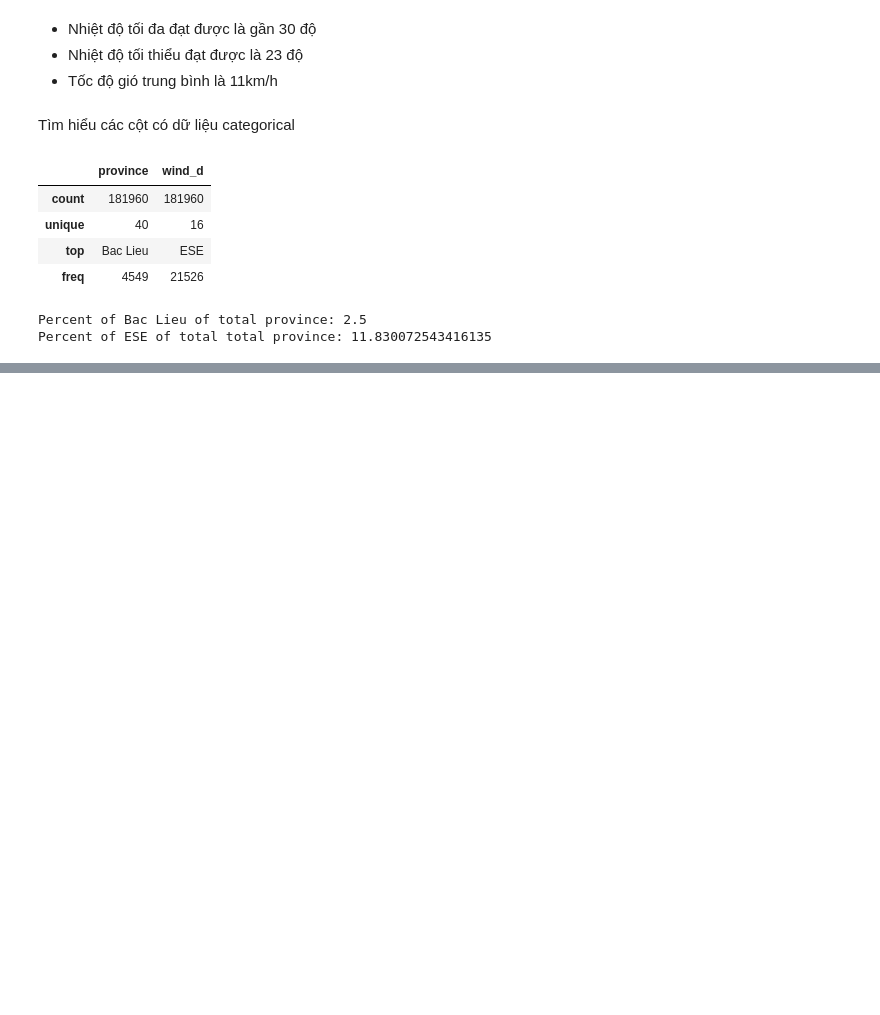
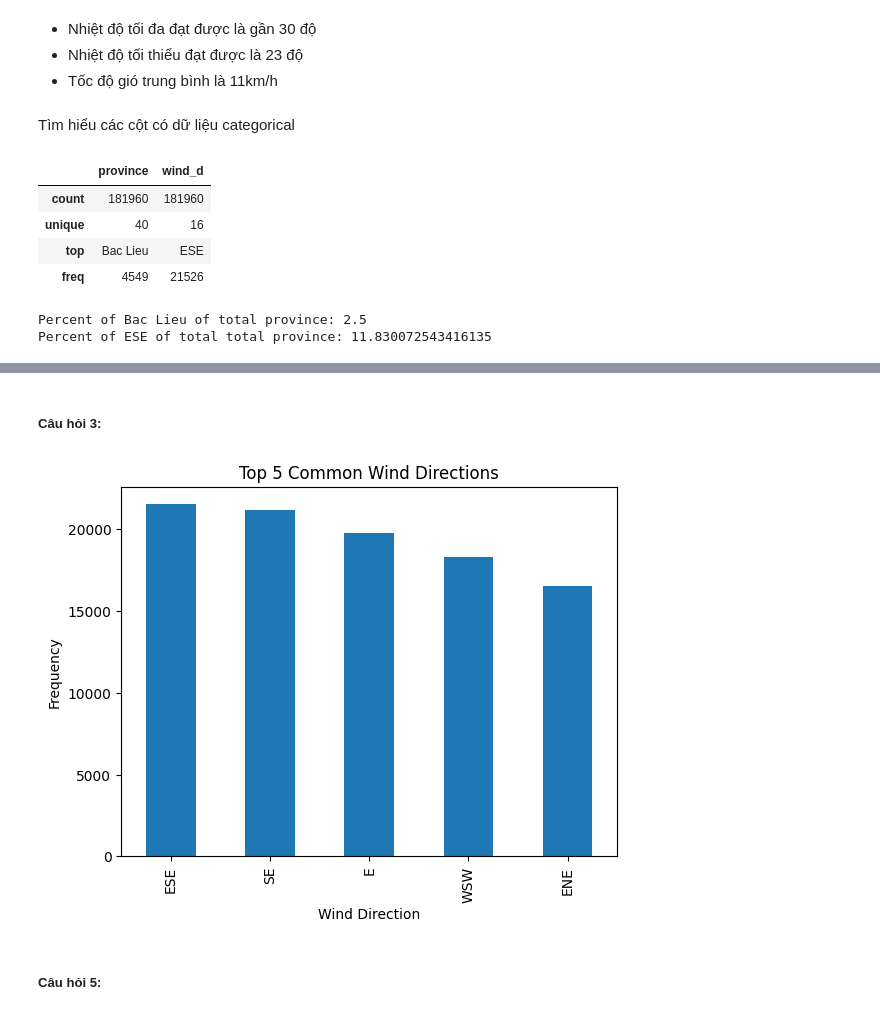
Before and after one commit to khangnl24112002/DataVisualization_Group02_FinalProject, a Jupyter notebook: main.ipynb, the cells around one changed output, grey strips where cells are left out. Drawn from its saved outputs; the diff is of its cells as text; code cells hidden in the pictures; blank space fills up the shorter version.

```diff
--- a/main.ipynb
+++ b/main.ipynb
@@ -206,0 +239,13 @@ Percent of ESE of total total province: 11.830072543416135
+# %% [markdown]
+##### Câu hỏi 3:
+# %%
+top_wind_d = df['wind_d'].value_counts().head(5)
+top_wind_d.plot(kind='bar')
+plt.title('Top 5 Common Wind Directions')
+plt.xlabel('Wind Direction')
+plt.ylabel('Frequency')
+plt.show()
+# %% [output]
+[figure, added]
+# %% [markdown]
+##### Câu hỏi 5:
```
Also changed, not shown: parts of 7 cells of this notebook.
